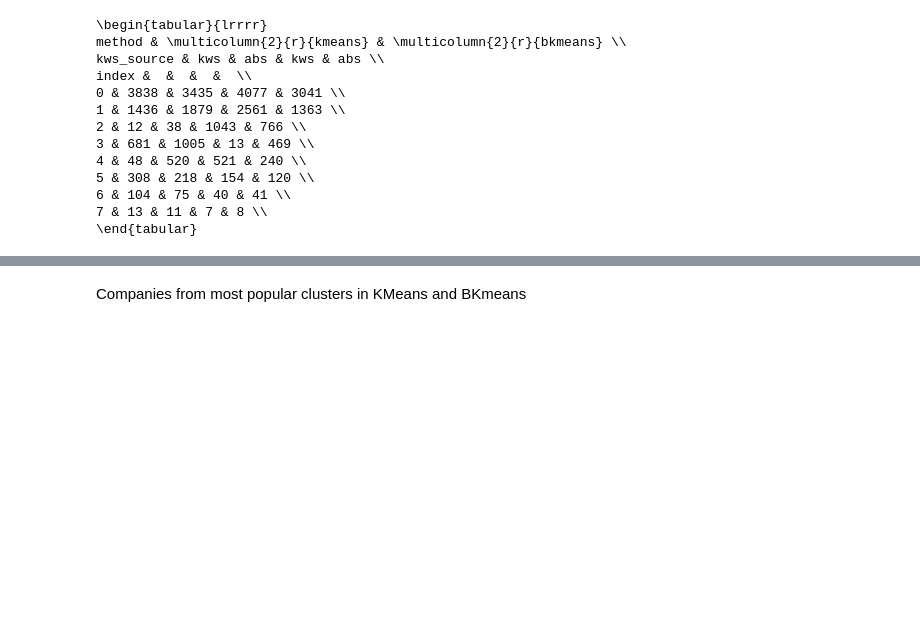
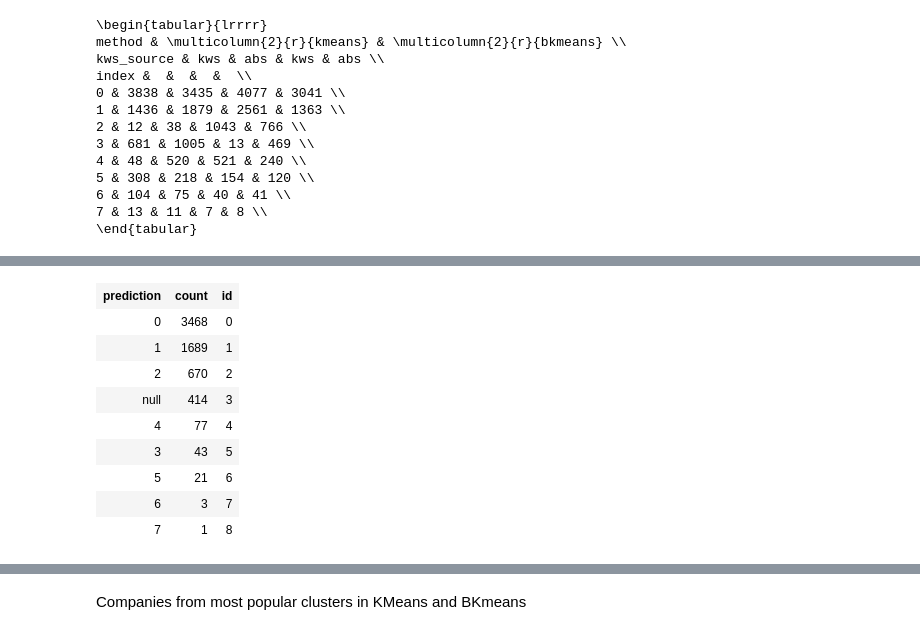
Before and after one commit to ALuchinsky/Spring2022_CS6500, a Jupyter notebook: notebooks/Compare.ipynb, the cells around one changed output, grey strips where cells are left out. Cells and saved outputs as stored; diff of their text form; code cells hidden in the pictures; blank space fills up the shorter version.

```diff
--- a/notebooks/Compare.ipynb
+++ b/notebooks/Compare.ipynb
@@ -140,6 +183,19 @@ kws_bkmeans_count = kws_bkmeans.groupby("prediction").count().sort(desc("count")
 
 abs_kmeans_count = abs_kmeans.groupby("prediction").count().sort(desc("count")).withColumn("id", monotonically_increasing_id())
 abs_bkmeans_count = abs_bkmeans.groupby("prediction").count().sort(desc("count")).withColumn("id", monotonically_increasing_id())
+# %%
+kws_bkmeans_count
+# %% [output]
+| prediction | count | id |
+| 0 | 3468 | 0 |
+| 1 | 1689 | 1 |
+| 2 | 670 | 2 |
+| null | 414 | 3 |
+| 4 | 77 | 4 |
+| 3 | 43 | 5 |
+| 5 | 21 | 6 |
+| 6 | 3 | 7 |
+| 7 | 1 | 8 |
 # %%
 kws_kmeans_count.join(kws_bkmeans_count, on="id").join(abs_kmeans_count, on="id").join(abs_bkmeans_count, on="id").drop("prediction").withColumn("id", col("id")+lit(1))
 # %% [output]
```
Also changed, not shown: parts of 20 cells of this notebook, 2 other files.
